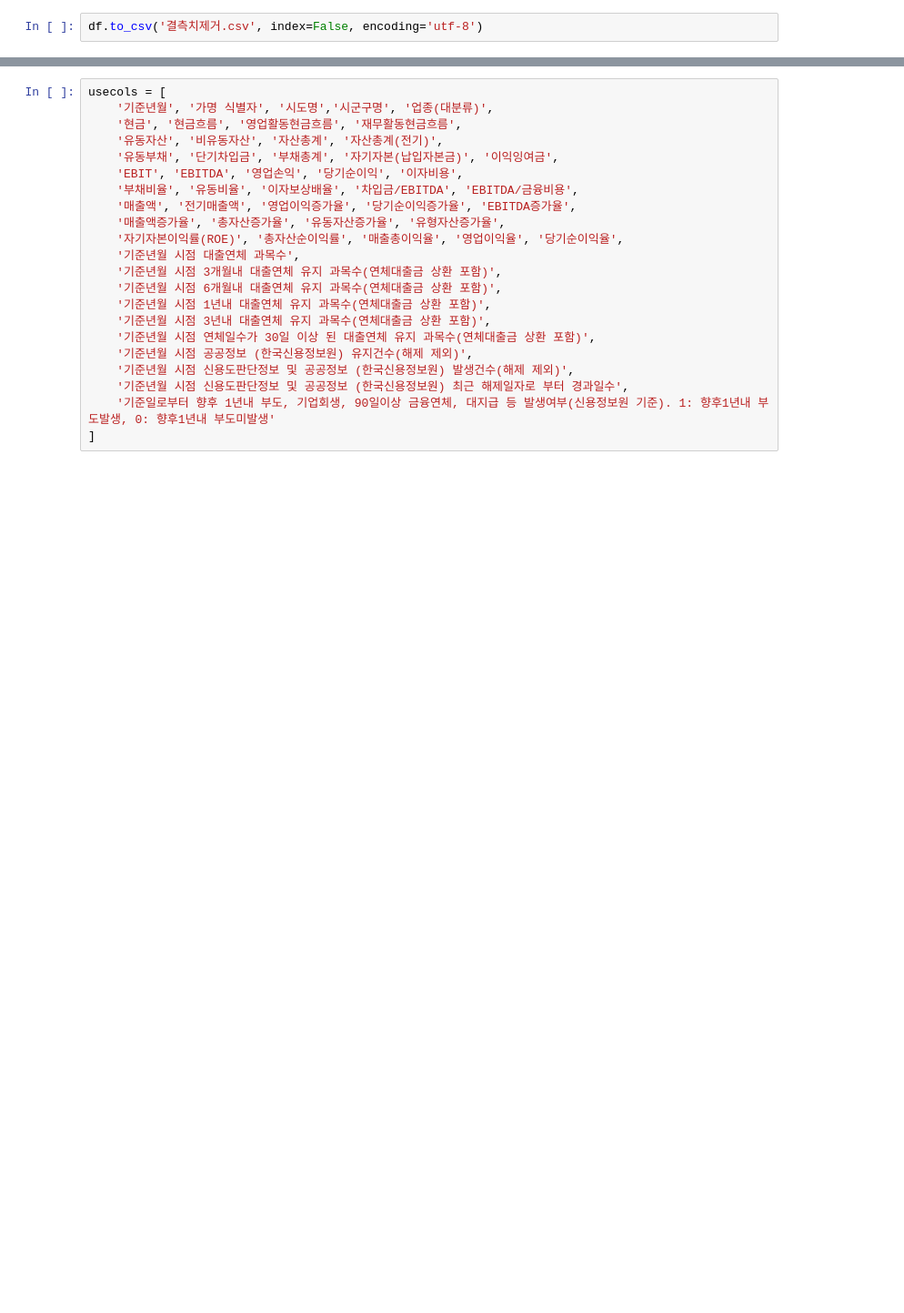
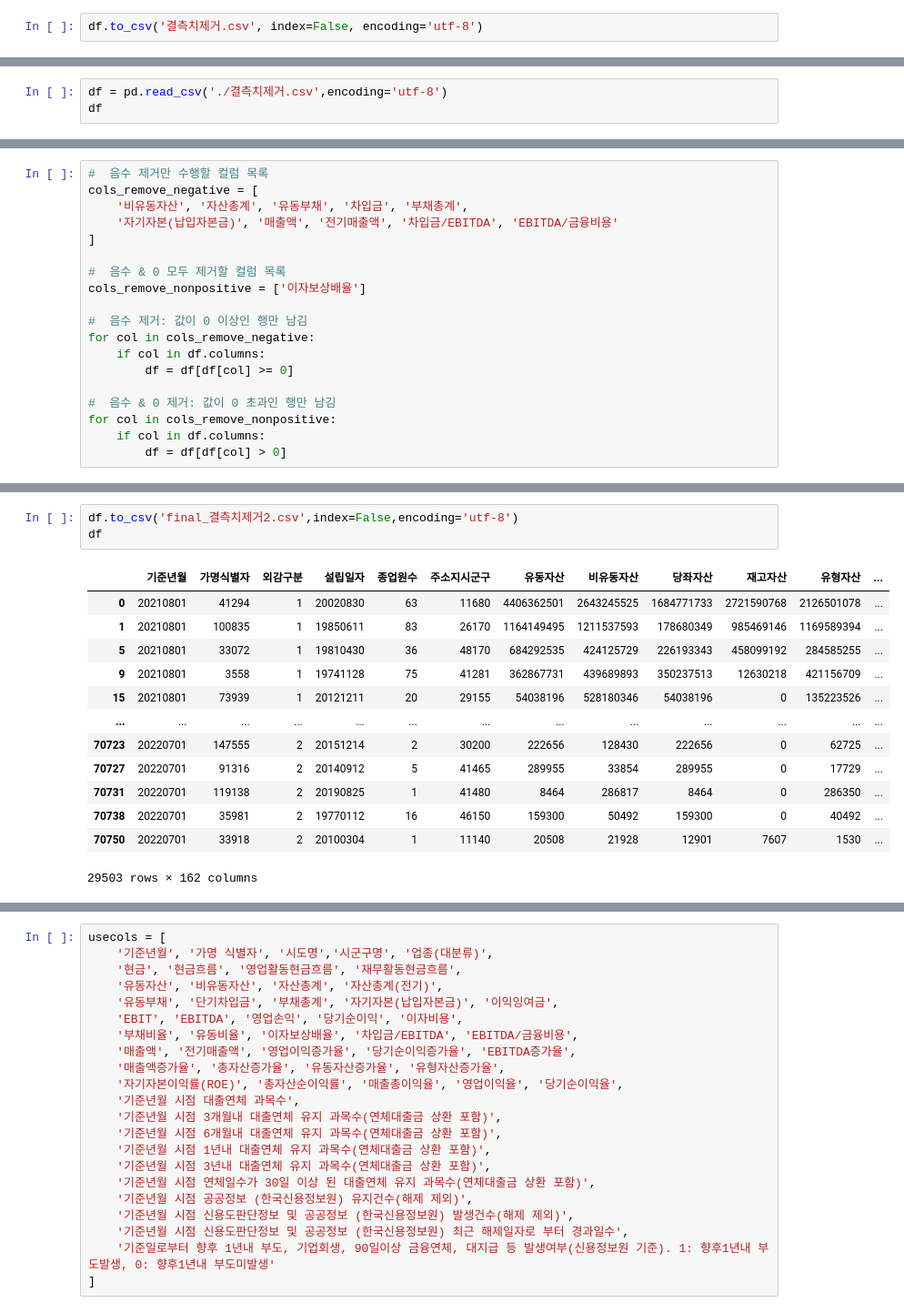
Before and after one commit to Sia-Le-Blanc/Project_Keroro, a Jupyter notebook: 박민정/0710_2.ipynb, the cells around one changed output, grey strips where cells are left out. Shown: that part at 91% size. Drawn from its saved outputs; the diff is of its cells as text; blank space fills up the shorter version.

```diff
--- a/박민정/0710_2.ipynb
+++ b/박민정/0710_2.ipynb
@@ -231,0 +249,3 @@ df
+# %%
+df = pd.read_csv('./결측치제거.csv',encoding='utf-8')
+df
@@ -231,0 +266,19 @@ df
+# %%
+#  음수 제거만 수행할 컬럼 목록
+cols_remove_negative = [
+    '비유동자산', '자산총계', '유동부채', '차입금', '부채총계',
+    '자기자본(납입자본금)', '매출액', '전기매출액', '차입금/EBITDA', 'EBITDA/금융비용'
+]
+
+#  음수 & 0 모두 제거할 컬럼 목록
+cols_remove_nonpositive = ['이자보상배율']
+
+#  음수 제거: 값이 0 이상인 행만 남김
+for col in cols_remove_negative:
+    if col in df.columns:
+        df = df[df[col] >= 0]
+
+#  음수 & 0 제거: 값이 0 초과인 행만 남김
+for col in cols_remove_nonpositive:
+    if col in df.columns:
+        df = df[df[col] > 0]
@@ -231,0 +310,17 @@ df
+# %%
+df.to_csv('final_결측치제거2.csv',index=False,encoding='utf-8')
+df
+# %% [output]
+|  | 기준년월 | 가명식별자 | 외감구분 | 설립일자 | 종업원수 | 주소지시군구 | 유동자산 | 비유동자산 | 당좌자산 | 재고자산 | 유형자산 | ... |
+| 0 | 20210801 | 41294 | 1 | 20020830 | 63 | 11680 | 4406362501 | 2643245525 | 1684771733 | 2721590768 | 2126501078 | ... |
+| 1 | 20210801 | 100835 | 1 | 19850611 | 83 | 26170 | 1164149495 | 1211537593 | 178680349 | 985469146 | 1169589394 | ... |
+| 5 | 20210801 | 33072 | 1 | 19810430 | 36 | 48170 | 684292535 | 424125729 | 226193343 | 458099192 | 284585255 | ... |
+| 9 | 20210801 | 3558 | 1 | 19741128 | 75 | 41281 | 362867731 | 439689893 | 350237513 | 12630218 | 421156709 | ... |
+| 15 | 20210801 | 73939 | 1 | 20121211 | 20 | 29155 | 54038196 | 528180346 | 54038196 | 0 | 135223526 | ... |
+| ... | ... | ... | ... | ... | ... | ... | ... | ... | ... | ... | ... | ... |
+| 70723 | 20220701 | 147555 | 2 | 20151214 | 2 | 30200 | 222656 | 128430 | 222656 | 0 | 62725 | ... |
+| 70727 | 20220701 | 91316 | 2 | 20140912 | 5 | 41465 | 289955 | 33854 | 289955 | 0 | 17729 | ... |
+| 70731 | 20220701 | 119138 | 2 | 20190825 | 1 | 41480 | 8464 | 286817 | 8464 | 0 | 286350 | ... |
+| 70738 | 20220701 | 35981 | 2 | 19770112 | 16 | 46150 | 159300 | 50492 | 159300 | 0 | 40492 | ... |
+| 70750 | 20220701 | 33918 | 2 | 20100304 | 1 | 11140 | 20508 | 21928 | 12901 | 7607 | 1530 | ... |
+29503 rows × 162 columns
```
Also changed, not shown: parts of 9 cells of this notebook, 2 other files.
